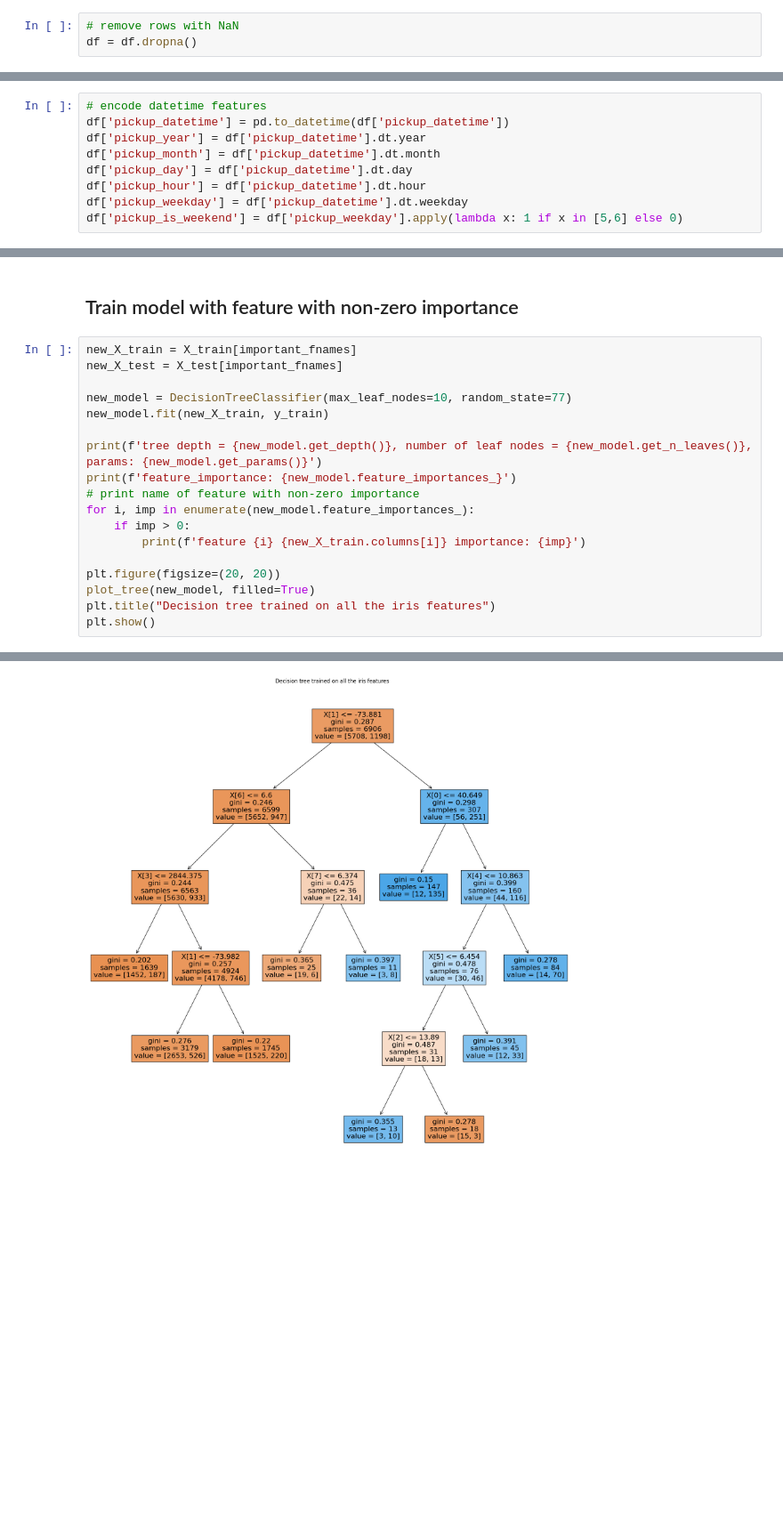
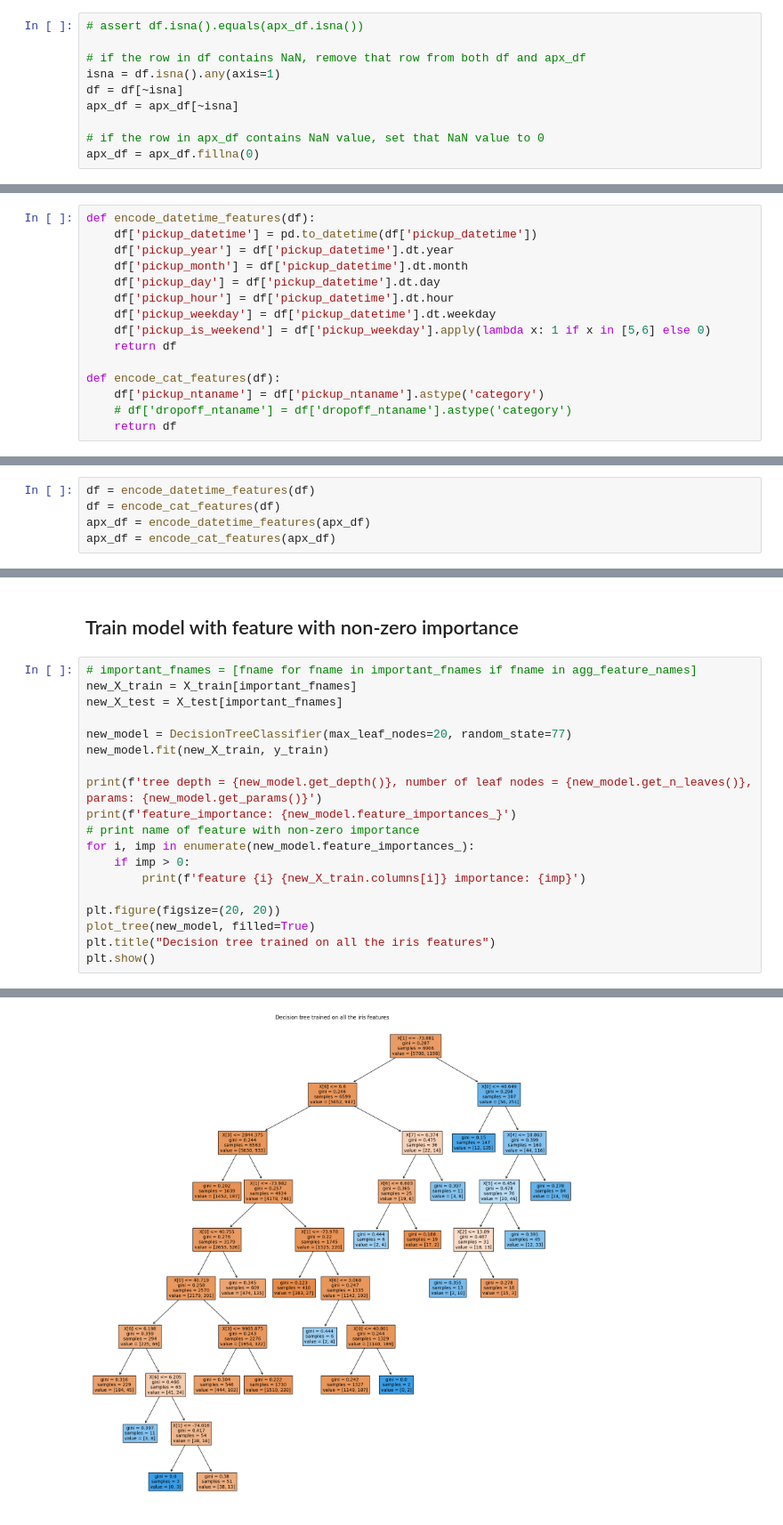
Before and after one commit to ChaokunChang/Biathlon, a Jupyter notebook: scripts/nyc_taxi_2015-07-01_2015-09-30/feature_engineering.ipynb, the cells around one changed output, grey strips where cells are left out. Shown at 89% size. Drawn from its saved outputs; the diff is of its cells as text; blank space fills up the shorter version.

Commit message:
1. let apx feature extractor extend base one 2. analyze features and build models     * agg features have low importance     * approximation on it lead to accuracy degrade

```diff
--- a/scripts/nyc_taxi_2015-07-01_2015-09-30/feature_engineering.ipynb
+++ b/scripts/nyc_taxi_2015-07-01_2015-09-30/feature_engineering.ipynb
@@ -51,6 +58,13 @@ tip_amount          0
 extra               0
 total_amount        0
 Length: 107, dtype: int64
-# %%
-# remove rows with NaN
-df = df.dropna()
+# %%
+# assert df.isna().equals(apx_df.isna())
+
+# if the row in df contains NaN, remove that row from both df and apx_df
+isna = df.isna().any(axis=1)
+df = df[~isna]
+apx_df = apx_df[~isna]
+
+# if the row in apx_df contains NaN value, set that NaN value to 0
+apx_df = apx_df.fillna(0)
@@ -57,9 +86,15 @@ df = df.dropna()
 # %%
-# encode datetime features
-df['pickup_datetime'] = pd.to_datetime(df['pickup_datetime'])
-df['pickup_year'] = df['pickup_datetime'].dt.year
-df['pickup_month'] = df['pickup_datetime'].dt.month
-df['pickup_day'] = df['pickup_datetime'].dt.day
-df['pickup_hour'] = df['pickup_datetime'].dt.hour
-df['pickup_weekday'] = df['pickup_datetime'].dt.weekday
-df['pickup_is_weekend'] = df['pickup_weekday'].apply(lambda x: 1 if x in [5,6] else 0)
+def encode_datetime_features(df):
+    df['pickup_datetime'] = pd.to_datetime(df['pickup_datetime'])
+    df['pickup_year'] = df['pickup_datetime'].dt.year
+    df['pickup_month'] = df['pickup_datetime'].dt.month
+    df['pickup_day'] = df['pickup_datetime'].dt.day
+    df['pickup_hour'] = df['pickup_datetime'].dt.hour
+    df['pickup_weekday'] = df['pickup_datetime'].dt.weekday
+    df['pickup_is_weekend'] = df['pickup_weekday'].apply(lambda x: 1 if x in [5,6] else 0)
+    return df
+
+def encode_cat_features(df):
+    df['pickup_ntaname'] = df['pickup_ntaname'].astype('category')
+    # df['dropoff_ntaname'] = df['dropoff_ntaname'].astype('category')
+    return df
@@ -70,3 +101,8 @@ df['pickup_ntaname'] = df['pickup_ntaname'].astype('category')
+# %%
+df = encode_datetime_features(df)
+df = encode_cat_features(df)
+apx_df = encode_datetime_features(apx_df)
+apx_df = encode_cat_features(apx_df)
 # %%
 df.describe()
 # %% [output]
@@ -277,10 +347,11 @@ dtype: float64
 # %% [markdown]
 ## Train model with feature with non-zero importance
 # %%
+# important_fnames = [fname for fname in important_fnames if fname in agg_feature_names]
 new_X_train = X_train[important_fnames]
 new_X_test = X_test[important_fnames]
 
-new_model = DecisionTreeClassifier(max_leaf_nodes=10, random_state=77)
+new_model = DecisionTreeClassifier(max_leaf_nodes=20, random_state=77)
 new_model.fit(new_X_train, y_train)
 
 print(f'tree depth = {new_model.get_depth()}, number of leaf nodes = {new_model.get_n_leaves()}, params: {new_model.get_params()}')
@@ -309,4 +380,4 @@ feature 7 var_168h_tip_amount importance: 0.01207163145048739
-[figure, old version]
+[figure, new version]
 # %%
 print("The model performance for training set")
 evaluate_model(new_model, new_X_train, y_train)
```
Also changed, not shown: parts of 17 cells of this notebook, 3 other files.
